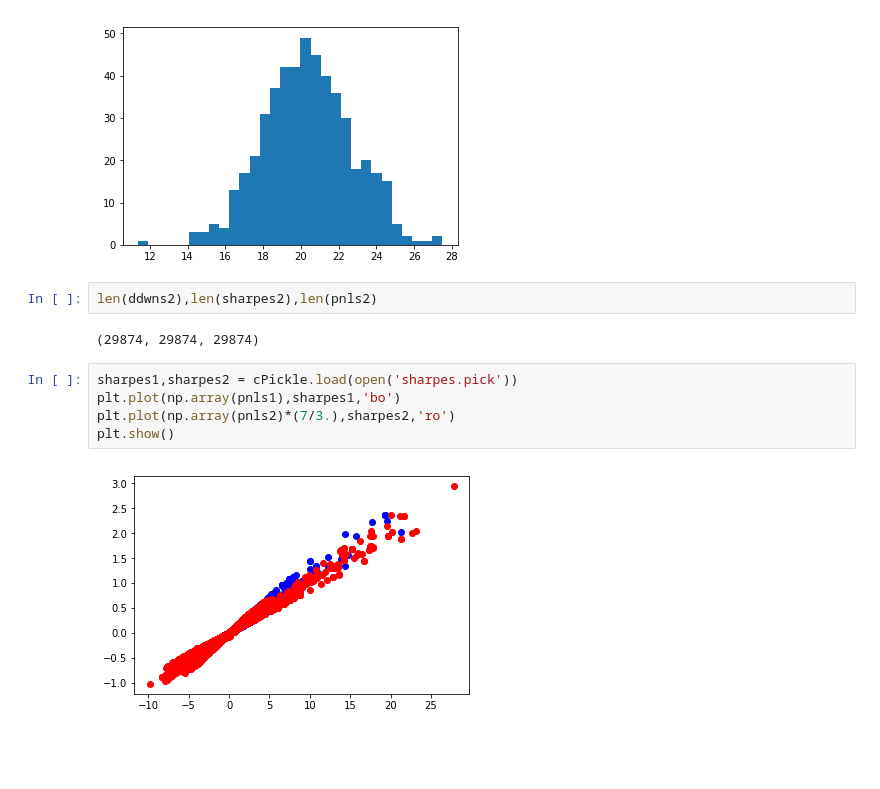
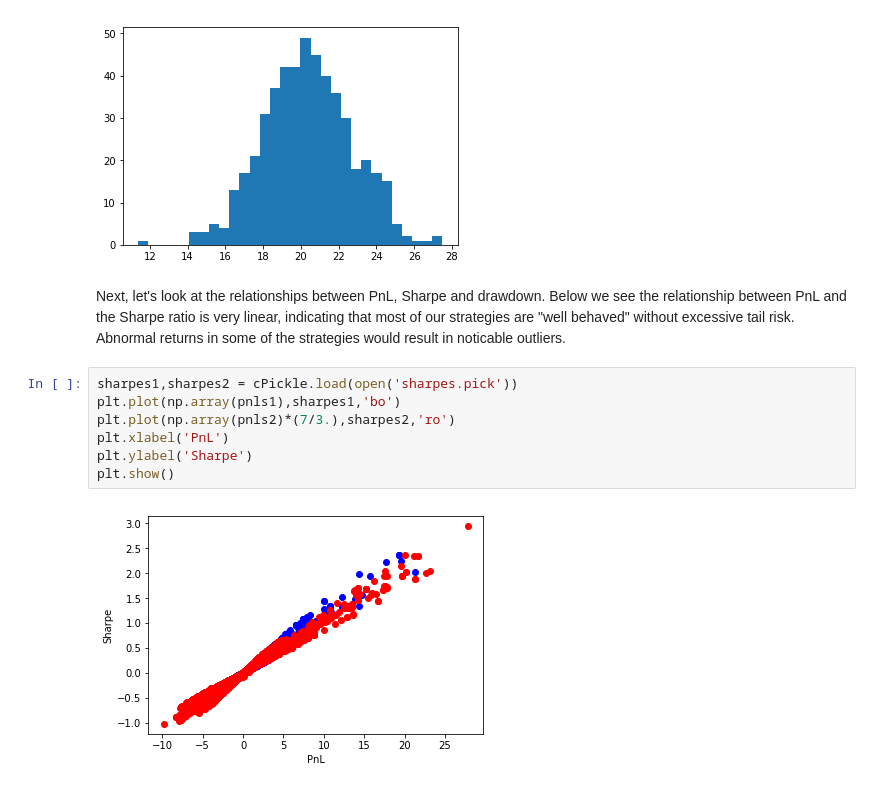
Before and after one commit to aaaquants/QuantBasics1-4, a Jupyter notebook: quant_basics.ipynb, the cells around one changed output. Drawn from its saved outputs; the diff is of its cells as text; blank space fills up the shorter version.

```diff
--- a/quant_basics.ipynb
+++ b/quant_basics.ipynb
@@ -528,14 +528,14 @@ bootstrap(pnls2,params,tickers,start,end,backend='file')
 actual pnl: 20.3558042941  bootstrapped mean pnl:  20.3371259238
 [figure]
 [figure]
-# %%
-len(ddwns2),len(sharpes2),len(pnls2)
-# %% [output]
-(29874, 29874, 29874)
+# %% [markdown]
+Next, let's look at the relationships between PnL, Sharpe and drawdown. Below we see the relationship between PnL and the Sharpe ratio is very linear, indicating that most of our strategies are "well behaved" without excessive tail risk. Abnormal returns in some of the strategies would result in noticable outliers.
 # %%
 sharpes1,sharpes2 = cPickle.load(open('sharpes.pick'))
 plt.plot(np.array(pnls1),sharpes1,'bo')
 plt.plot(np.array(pnls2)*(7/3.),sharpes2,'ro')
+plt.xlabel('PnL')
+plt.ylabel('Sharpe')
 plt.show()
 # %% [output]
-[figure, old version]
+[figure, new version]
```
Also changed, not shown: parts of 3 cells of this notebook.
